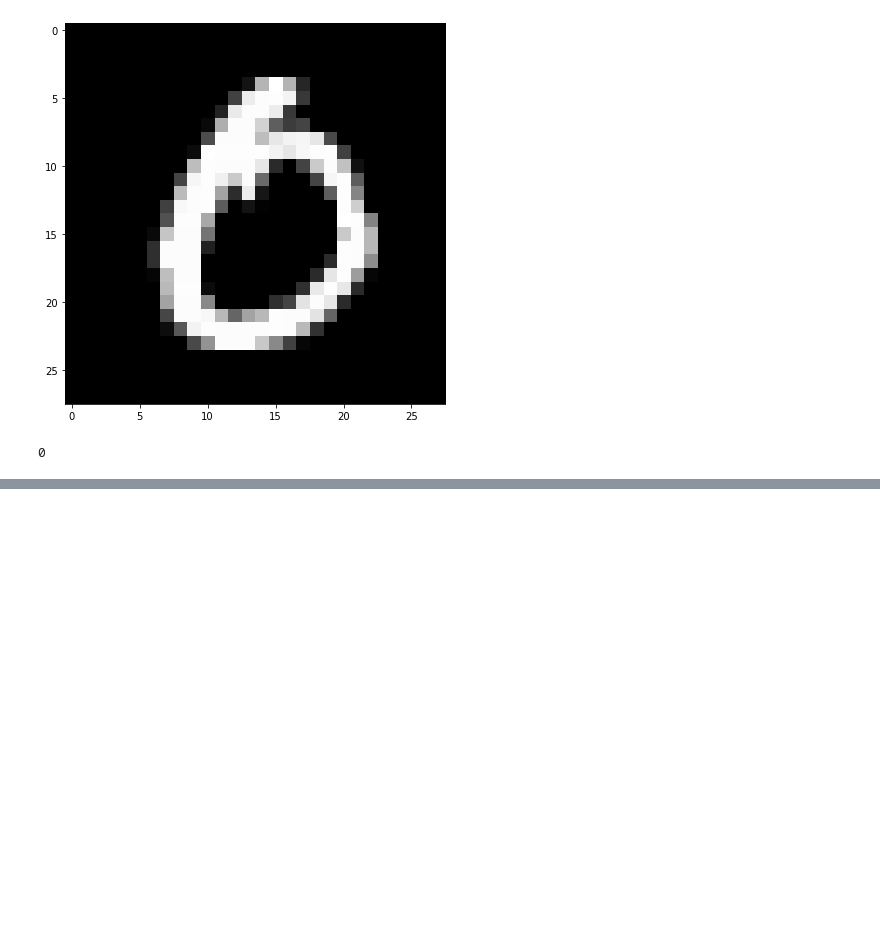
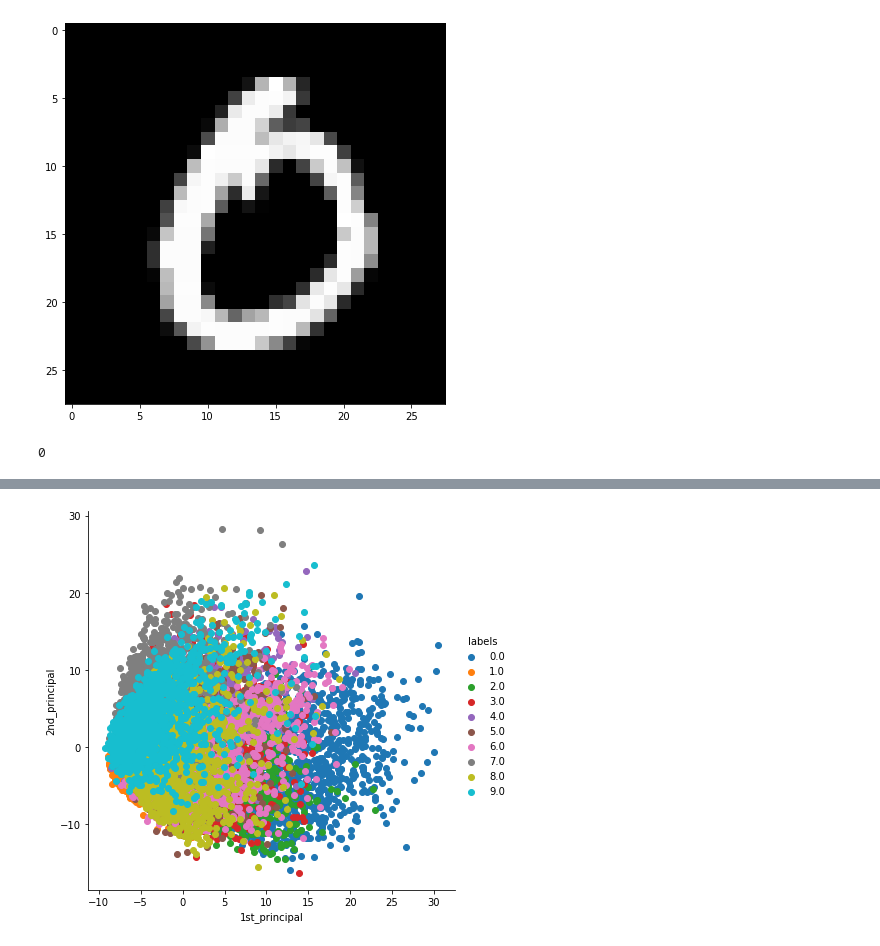
Before and after one commit to farazahmed943/mnist, a Jupyter notebook: mnist.ipynb, the cells around one changed output, grey strips where cells are left out. Drawn from its saved outputs; the diff is of its cells as text; code cells hidden in the pictures; blank space fills up the shorter version.

```diff
--- a/mnist.ipynb
+++ b/mnist.ipynb
@@ -54,0 +127,7 @@ l[idx]
+# %%
+# PCA using Scikit-Learn
+from sklearn import decomposition
+pca = decomposition.PCA()
+# %%
+pca.n_components = 2
+pca_data = pca.fit_transform(sample_data)
@@ -54,0 +138,9 @@ l[idx]
+# %%
+pca_data = np.vstack((pca_data.T,labels)).T #attaching labels for each 2-d datapoint
+# %%
+pca_df = pd.DataFrame(data=pca_data,columns=('1st_principal','2nd_principal','labels'))
+# %%
+sn.FacetGrid(pca_df,hue='labels',size=6).map(plt.scatter,'1st_principal','2nd_principal').add_legend()
+plt.show()
+# %% [output]
+[figure, added]
```
Also changed, not shown: parts of 15 cells of this notebook, 1 other file.
